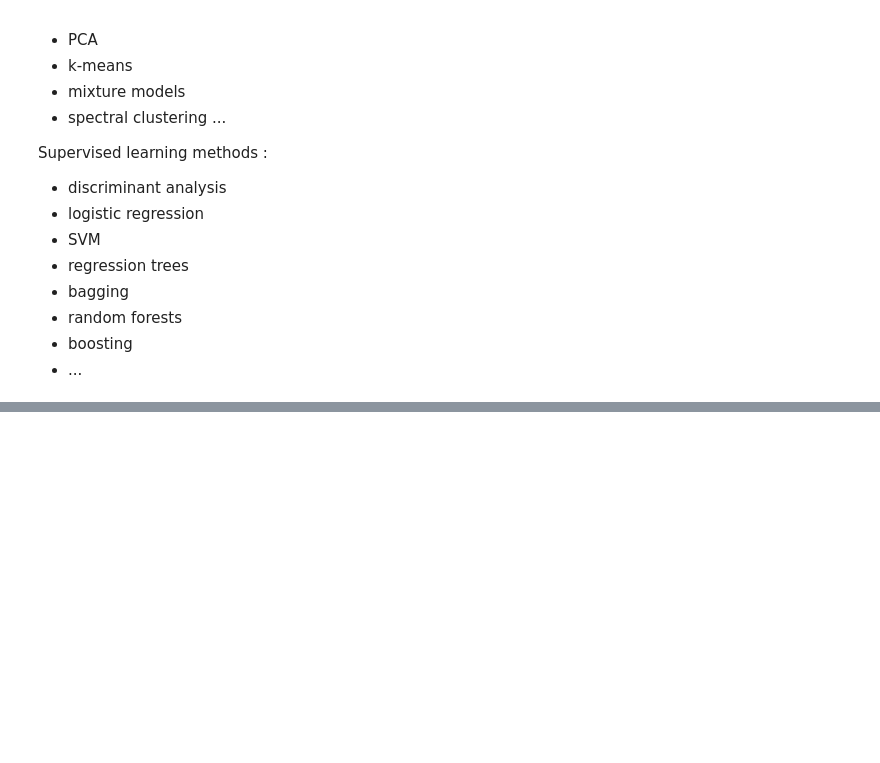
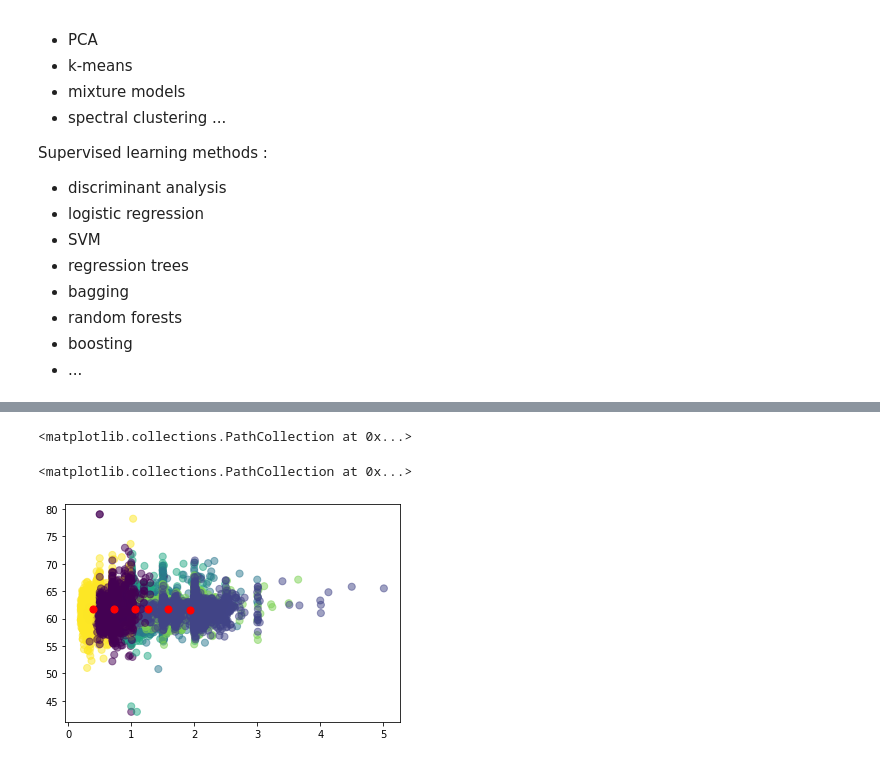
Before and after one commit to JLechuga94/Machine-Learning, a Jupyter notebook: notebook_dm2_diam.ipynb, the cells around one changed output, grey strips where cells are left out. Cells and saved outputs as stored; diff of their text form; code cells hidden in the pictures; blank space fills up the shorter version.

```diff
--- a/notebook_dm2_diam.ipynb
+++ b/notebook_dm2_diam.ipynb
@@ -84,0 +178,8 @@ pd.read_csv('diamonds.csv')
+# %%
+plt.scatter(diamond_df['carat'], diamond_df['depth'], c= kmeans.labels_.astype(float), s=50, alpha=0.5)
+plt.scatter(centroids[:, 0], centroids[:, 1], c='red', s=50)
+plt.show()
+# %% [output]
+<matplotlib.collections.PathCollection at 0x...>
+<matplotlib.collections.PathCollection at 0x...>
+[figure, added]
```
Also changed, not shown: parts of 16 cells of this notebook, 1 other file.
